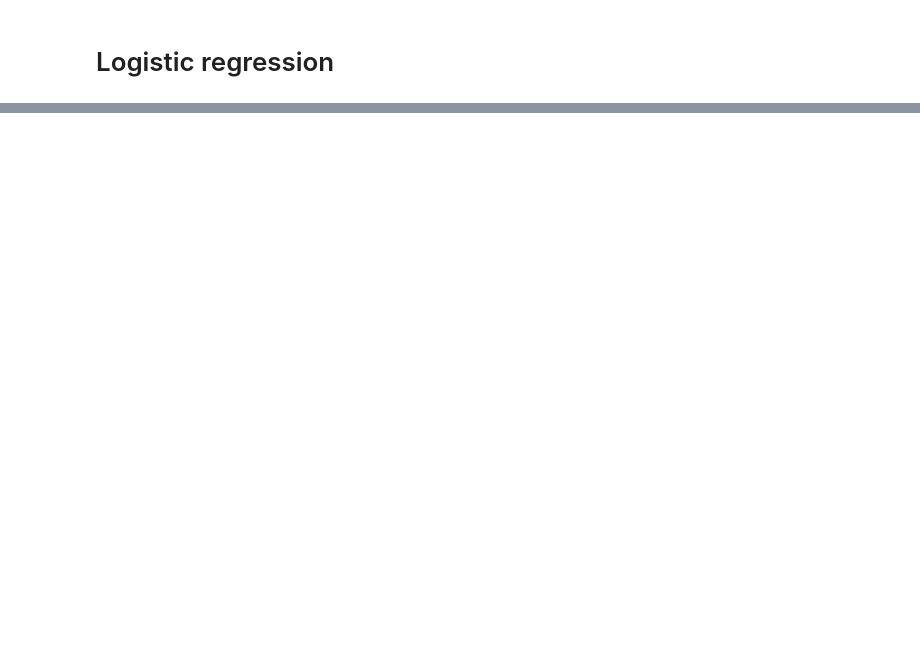
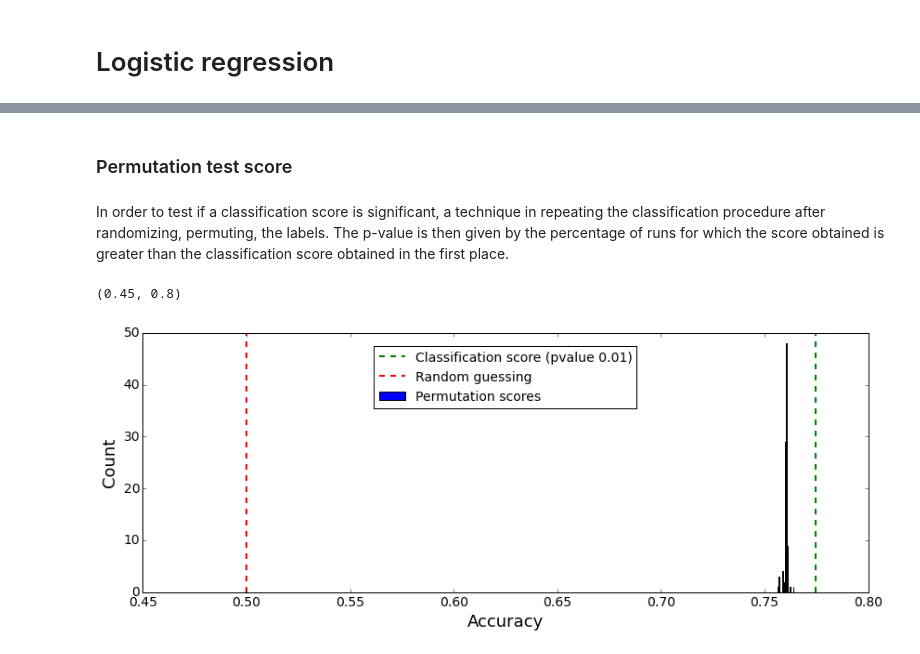
Before and after one commit to jhalverson/data_science, a Jupyter notebook: project_blood_donations/LogisticRegression.ipynb, the cells around one changed output, grey strips where cells are left out. Drawn from its saved outputs; the diff is of its cells as text; code cells hidden in the pictures; blank space fills up the shorter version.

```diff
--- a/project_blood_donations/LogisticRegression.ipynb
+++ b/project_blood_donations/LogisticRegression.ipynb
@@ -72,0 +134,19 @@ df_out.to_csv('logistic_regression.csv', index=False, header=True)
+# %% [markdown]
+### Permutation test score
+# %% [markdown]
+In order to test if a classification score is significant, a technique in repeating the classification procedure after randomizing, permuting, the labels. The p-value is then given by the percentage of runs for which the score obtained is greater than the classification score obtained in the first place.
+# %%
+from sklearn.cross_validation import permutation_test_score
+
+score, permutation_scores, pvalue = permutation_test_score(optimal_clf, X_train, y_train, cv=StatifiedCV, n_permutations=100, scoring='accuracy')
+plt.figure(figsize=(14,5))
+plt.hist(permutation_scores, 20, label='Permutation scores')
+plt.plot(2 * [score], plt.ylim(), '--g', linewidth=2, label='Classification score (pvalue {:.2f})'.format(pvalue))
+plt.plot(2 * [1. / 2], plt.ylim(), '--r', linewidth=2, label='Random guessing')
+plt.legend(loc='upper center')
+plt.xlabel('Accuracy')
+plt.ylabel('Count')
+plt.xlim(0.45, 0.8)
+# %% [output]
+(0.45, 0.8)
+[figure, added]
```
Also changed, not shown: parts of 20 cells of this notebook.
